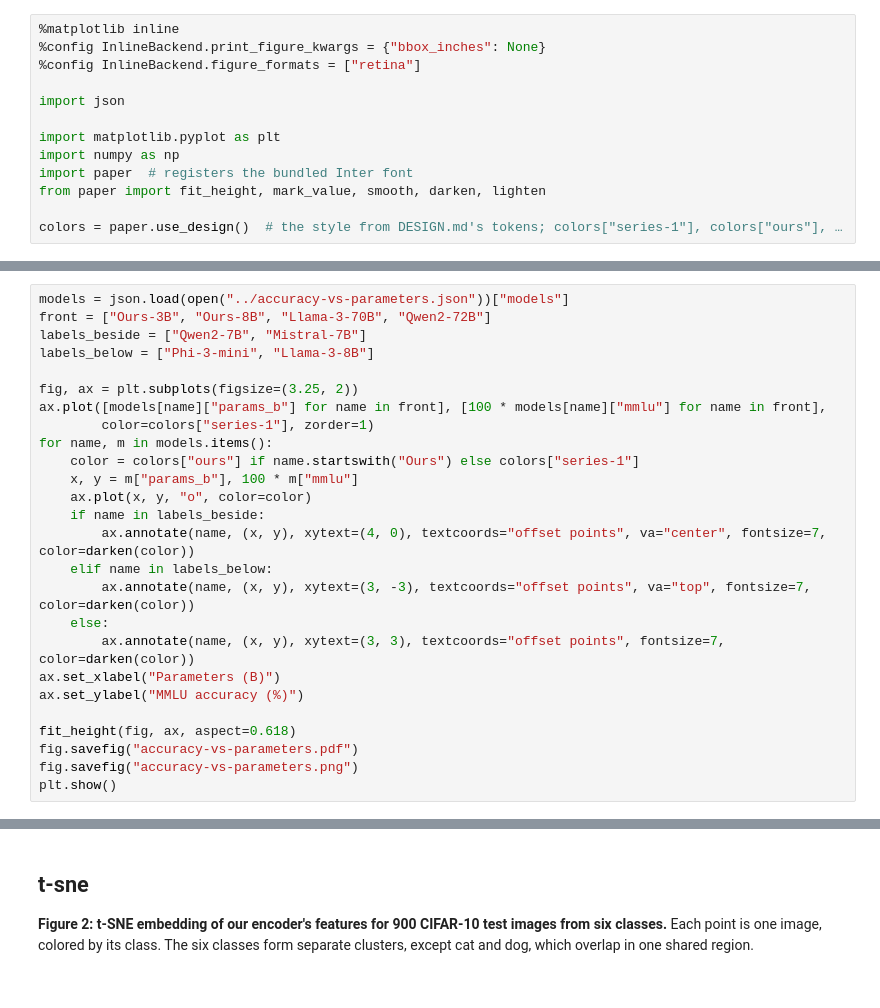
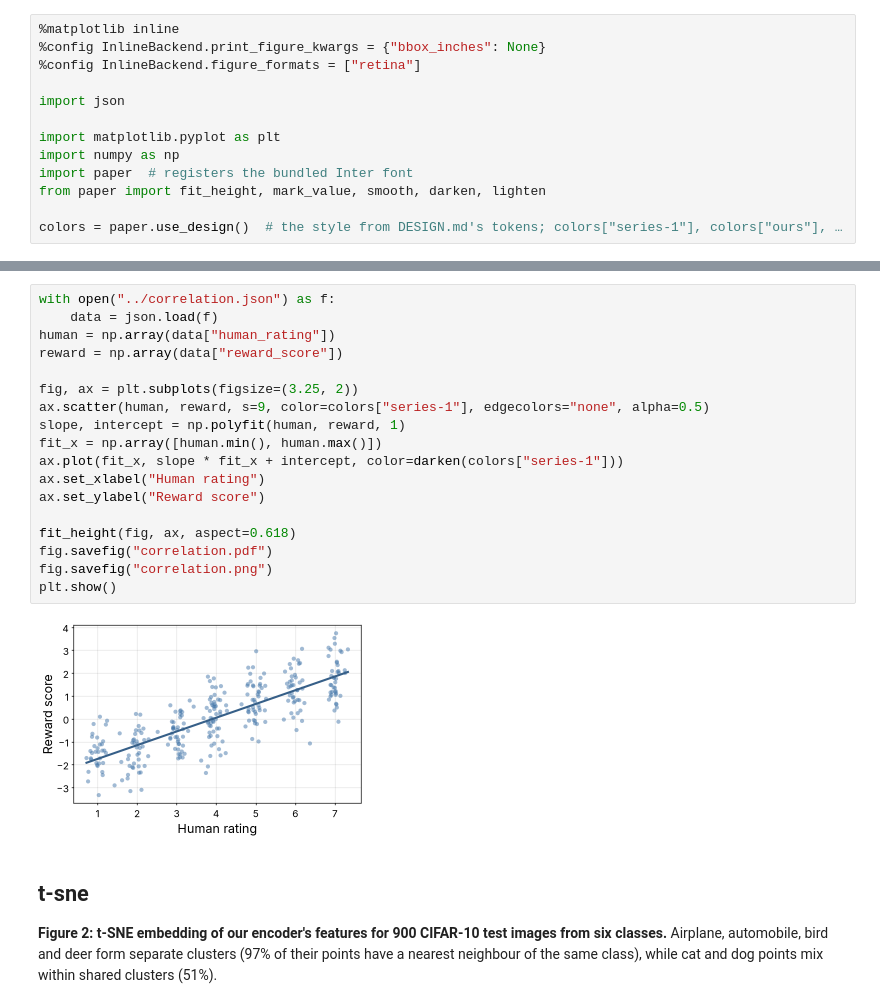
Before and after one commit to bigohofone/academic-figure-skill, a Jupyter notebook: examples/chart-types/scatter-plot.ipynb, the cells around one changed output, grey strips where cells are left out. Cells and saved outputs as stored; diff of their text form.

```diff
--- a/examples/chart-types/scatter-plot.ipynb
+++ b/examples/chart-types/scatter-plot.ipynb
@@ -18,26 +13,0 @@ colors = paper.use_design()  # the style from DESIGN.md's tokens; colors["series
-# %%
-models = json.load(open("../accuracy-vs-parameters.json"))["models"]
-front = ["Ours-3B", "Ours-8B", "Llama-3-70B", "Qwen2-72B"]
-labels_beside = ["Qwen2-7B", "Mistral-7B"]
-labels_below = ["Phi-3-mini", "Llama-3-8B"]
-
-fig, ax = plt.subplots(figsize=(3.25, 2))
-ax.plot([models[name]["params_b"] for name in front], [100 * models[name]["mmlu"] for name in front],
-        color=colors["series-1"], zorder=1)
-for name, m in models.items():
-    color = colors["ours"] if name.startswith("Ours") else colors["series-1"]
-    x, y = m["params_b"], 100 * m["mmlu"]
-    ax.plot(x, y, "o", color=color)
-    if name in labels_beside:
-        ax.annotate(name, (x, y), xytext=(4, 0), textcoords="offset points", va="center", fontsize=7, color=darken(color))
-    elif name in labels_below:
-        ax.annotate(name, (x, y), xytext=(3, -3), textcoords="offset points", va="top", fontsize=7, color=darken(color))
-    else:
-        ax.annotate(name, (x, y), xytext=(3, 3), textcoords="offset points", fontsize=7, color=darken(color))
-ax.set_xlabel("Parameters (B)")
-ax.set_ylabel("MMLU accuracy (%)")
-
-fit_height(fig, ax, aspect=0.618)
-fig.savefig("accuracy-vs-parameters.pdf")
-fig.savefig("accuracy-vs-parameters.png")
-plt.show()
@@ -46,5 +18,25 @@ plt.show()
+# %%
+with open("../correlation.json") as f:
+    data = json.load(f)
+human = np.array(data["human_rating"])
+reward = np.array(data["reward_score"])
+
+fig, ax = plt.subplots(figsize=(3.25, 2))
+ax.scatter(human, reward, s=9, color=colors["series-1"], edgecolors="none", alpha=0.5)
+slope, intercept = np.polyfit(human, reward, 1)
+fit_x = np.array([human.min(), human.max()])
+ax.plot(fit_x, slope * fit_x + intercept, color=darken(colors["series-1"]))
+ax.set_xlabel("Human rating")
+ax.set_ylabel("Reward score")
+
+fit_height(fig, ax, aspect=0.618)
+fig.savefig("correlation.pdf")
+fig.savefig("correlation.png")
+plt.show()
+# %% [output]
+[figure, added]
 # %% [markdown]
 ## t-sne
 
-**Figure 2: t-SNE embedding of our encoder's features for 900 CIFAR-10 test images from six classes.** Each point is one image, colored by its class. The six classes form separate clusters, except cat and dog, which overlap in one shared region.
+**Figure 2: t-SNE embedding of our encoder's features for 900 CIFAR-10 test images from six classes.** Airplane, automobile, bird and deer form separate clusters (97% of their points have a nearest neighbour of the same class), while cat and dog points mix within shared clusters (51%).
 # %%
```
Also changed, not shown: parts of 4 cells of this notebook, 29 other files.
